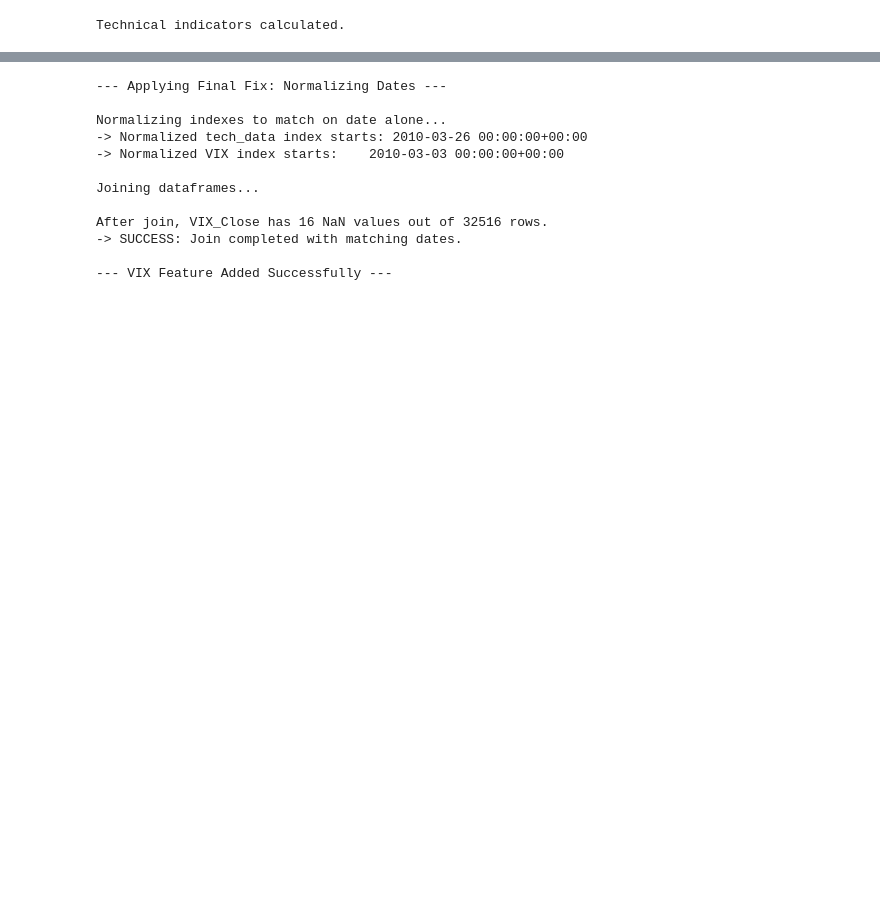
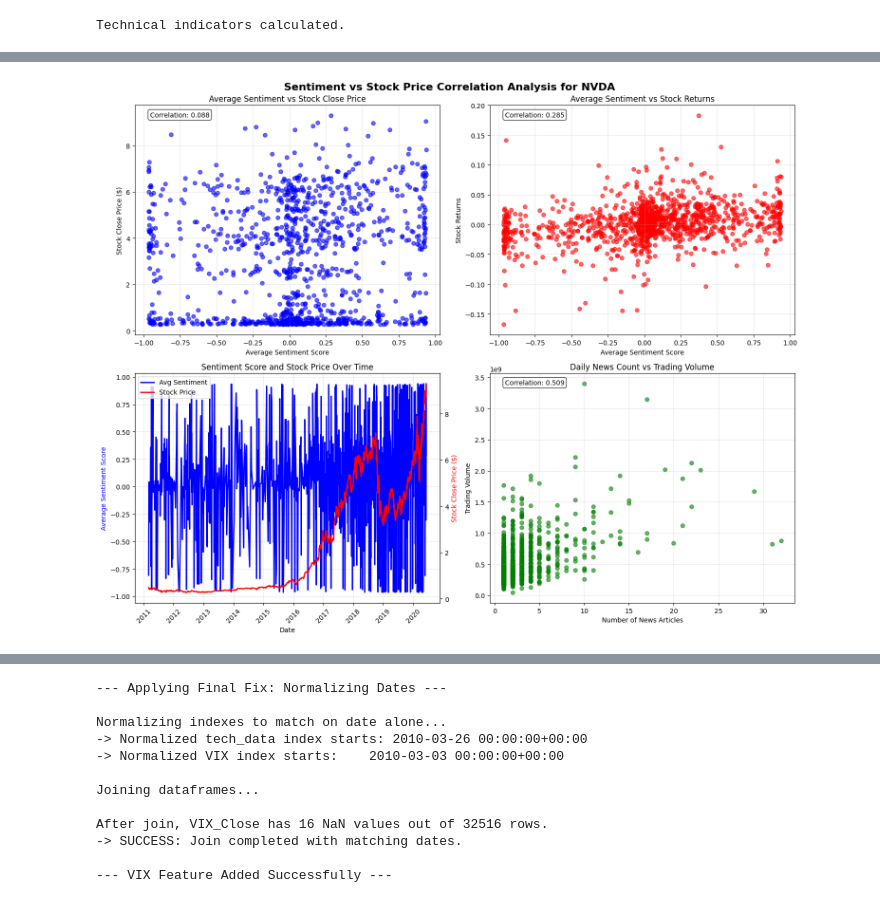
Before and after one commit to SandyCompetent/stock_market_analysis, a Jupyter notebook: main_analysis.ipynb, the cells around one changed output, grey strips where cells are left out. Cells and saved outputs as stored; diff of their text form; code cells hidden in the pictures; blank space fills up the shorter version.

```diff
--- a/main_analysis.ipynb
+++ b/main_analysis.ipynb
@@ -368,0 +428,99 @@ Technical indicators calculated.
+# %%
+%%time
+# Create sentiment vs stock price correlation plots
+print("\n--- Creating Sentiment vs Stock Price Correlation Plots ---")
+
+# Prepare data for correlation analysis
+# Convert tech_data index to date for merging with sentiment data
+tech_data_daily = tech_data.copy()
+tech_data_daily.index = tech_data_daily.index.tz_localize(None) if tech_data_daily.index.tz is not None else tech_data_daily.index
+tech_data_daily['Date'] = tech_data_daily.index.date
+tech_data_daily = tech_data_daily.groupby('Date').agg({
+    'Close': 'last',
+    'Returns': 'sum',
+    'Volume': 'sum'
+}).reset_index()
+tech_data_daily['Date'] = pd.to_datetime(tech_data_daily['Date'])
+tech_data_daily.set_index('Date', inplace=True)
+
+# Merge sentiment and stock data
+sentiment_stock_merged = daily_sentiment_df.join(tech_data_daily, how='inner')
+
+if not sentiment_stock_merged.empty:
+    # Create correlation plots
+    fig, axes = plt.subplots(2, 2, figsize=(15, 12))
+    fig.suptitle(f'Sentiment vs Stock Price Correlation Analysis for {cfg.STOCK_SYMBOL}', fontsize=16, fontweight='bold')
+
+    # 1. Sentiment Score vs Stock Price
+    axes[0, 0].scatter(sentiment_stock_merged['Avg_Sentiment'], sentiment_stock_merged['Close'],
+                       alpha=0.6, color='blue')
+    axes[0, 0].set_title('Average Sentiment vs Stock Close Price')
+    axes[0, 0].set_xlabel('Average Sentiment Score')
+    axes[0, 0].set_ylabel('Stock Close Price ($)')
+    axes[0, 0].grid(True, alpha=0.3)
+
+    # Add correlation coefficient
+    corr_price = sentiment_stock_merged['Avg_Sentiment'].corr(sentiment_stock_merged['Close'])
+    axes[0, 0].text(0.05, 0.95, f'Correlation: {corr_price:.3f}', transform=axes[0, 0].transAxes,
+                    bbox=dict(boxstyle='round', facecolor='white', alpha=0.8))
+
+    # 2. Sentiment Score vs Stock Returns
+    axes[0, 1].scatter(sentiment_stock_merged['Avg_Sentiment'], sentiment_stock_merged['Returns'],
+                       alpha=0.6, color='red')
+    axes[0, 1].set_title('Average Sentiment vs Stock Returns')
+    axes[0, 1].set_xlabel('Average Sentiment Score')
+    axes[0, 1].set_ylabel('Stock Returns')
+    axes[0, 1].grid(True, alpha=0.3)
+
+    # Add correlation coefficient
+    corr_returns = sentiment_stock_merged['Avg_Sentiment'].corr(sentiment_stock_merged['Returns'])
+    axes[0, 1].text(0.05, 0.95, f'Correlation: {corr_returns:.3f}', transform=axes[0, 1].transAxes,
+                    bbox=dict(boxstyle='round', facecolor='white', alpha=0.8))
+
+    # 3. Time series comparison
+    ax1 = axes[1, 0]
+    ax2 = ax1.twinx()
+
+    line1 = ax1.plot(sentiment_stock_merged.index, sentiment_stock_merged['Avg_Sentiment'],
+                     color='blue', label='Avg Sentiment', linewidth=2)
+    line2 = ax2.plot(sentiment_stock_merged.index, sentiment_stock_merged['Close'],
+                     color='red', label='Stock Price', linewidth=2)
+
+    ax1.set_xlabel('Date')
+    ax1.set_ylabel('Average Sentiment Score', color='blue')
+    ax2.set_ylabel('Stock Close Price ($)', color='red')
+    ax1.set_title('Sentiment Score and Stock Price Over Time')
+    ax1.tick_params(axis='x', rotation=45)
+    ax1.grid(True, alpha=0.3)
+
+    # Combine legends
+    lines = line1 + line2
+    labels = [l.get_label() for l in lines]
+    ax1.legend(lines, labels, loc='upper left')
+
+    # 4. News Count vs Stock Volume
+    axes[1, 1].scatter(sentiment_stock_merged['News_Count'], sentiment_stock_merged['Volume'],
+                       alpha=0.6, color='green')
+    axes[1, 1].set_title('Daily News Count vs Trading Volume')
+    axes[1, 1].set_xlabel('Number of News Articles')
+    axes[1, 1].set_ylabel('Trading Volume')
+    axes[1, 1].grid(True, alpha=0.3)
+
+    # Add correlation coefficient
+    corr_volume = sentiment_stock_merged['News_Count'].corr(sentiment_stock_merged['Volume'])
+    axes[1, 1].text(0.05, 0.95, f'Correlation: {corr_volume:.3f}', transform=axes[1, 1].transAxes,
+                    bbox=dict(boxstyle='round', facecolor='white', alpha=0.8))
+
+    plt.tight_layout()
+    plt.savefig(f'{cfg.OUTPUT_DIR}/sentiment_stock_correlation_plots.png', dpi=300, bbox_inches='tight')
+    plt.show()
+
+    # Print correlation summary
+    print(f"\n--- Correlation Summary ---")
+    print(f"Sentiment vs Stock Price: {corr_price:.4f}")
+    print(f"Sentiment vs Stock Returns: {corr_returns:.4f}")
+    print(f"News Count vs Trading Volume: {corr_volume:.4f}")
+    print("✅ Sentiment vs stock price correlation plots created and saved.")
+else:
+    print("⚠️ No overlapping dates found between sentiment and stock data for correlation analysis.")
+# %% [output]
@@ -368,0 +528 @@ Technical indicators calculated.
+[figure, added]
```
Also changed, not shown: parts of 59 cells of this notebook, 3 other files.
